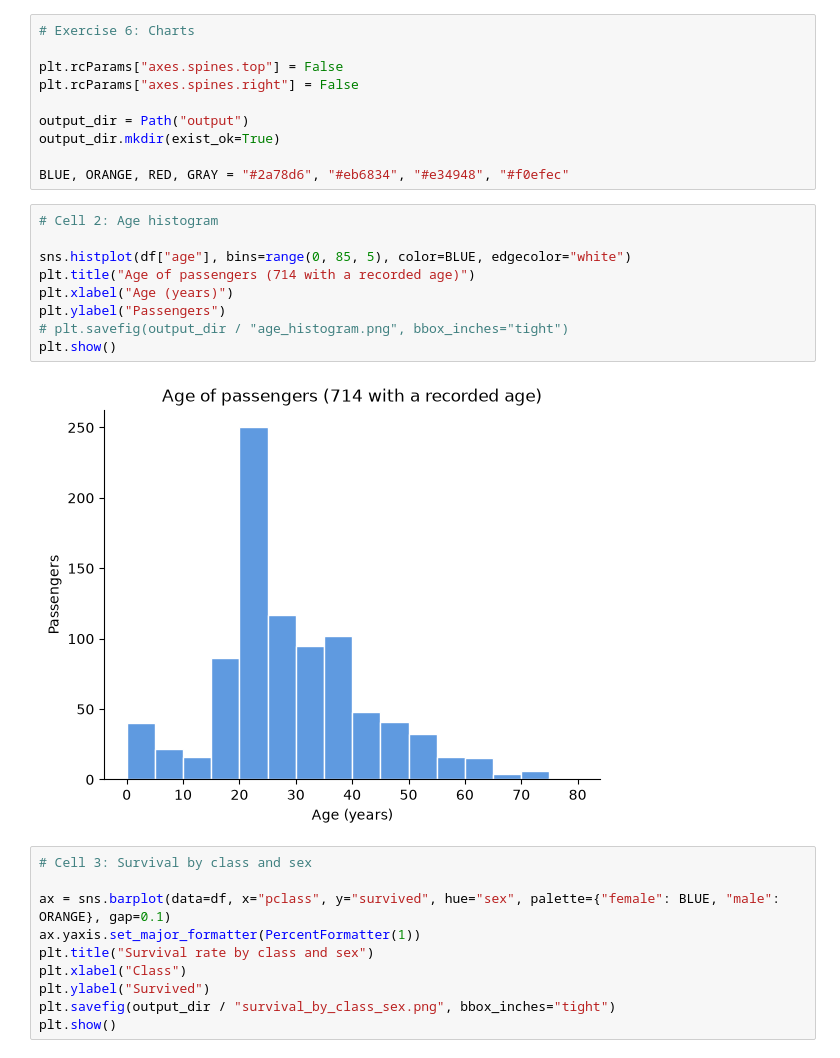
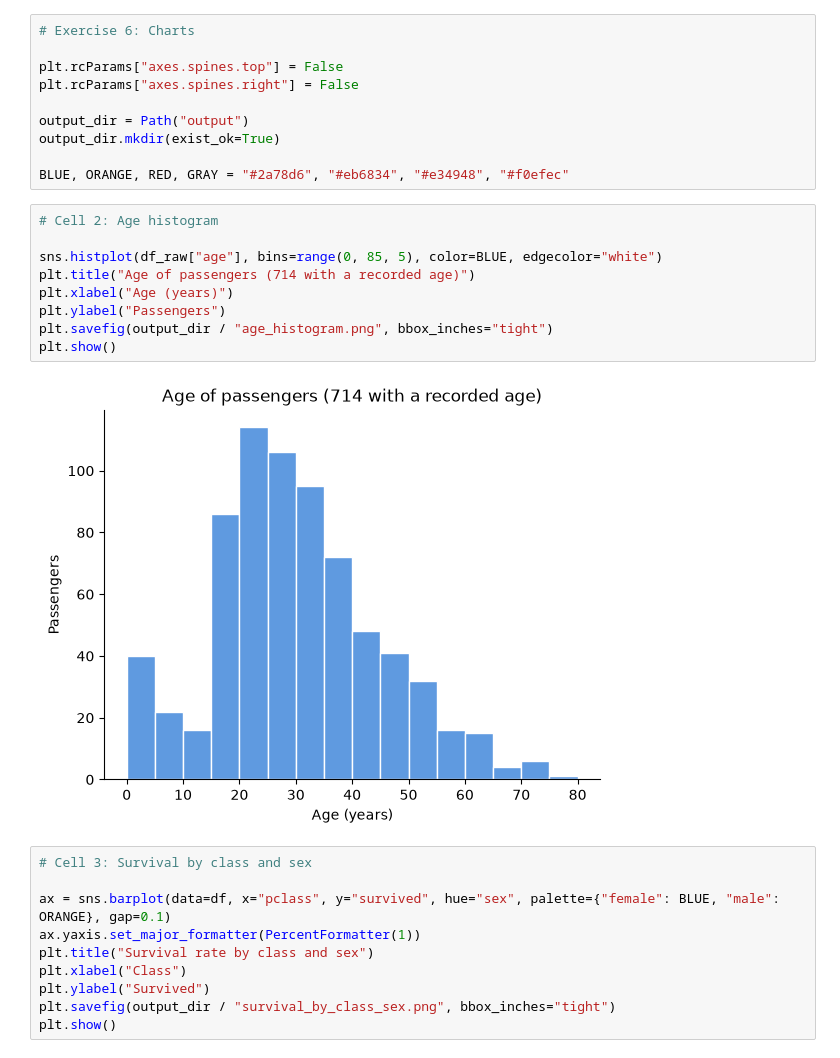
Before and after one commit to adam-c4d/pythonllm-practise, a Jupyter notebook: 02_data/titanic_eda.ipynb, the cells around one changed output. Saved outputs shown, nothing was run; the diff lists cells and outputs as text.

```diff
--- a/02_data/titanic_eda.ipynb
+++ b/02_data/titanic_eda.ipynb
@@ -469,14 +468,14 @@ BLUE, ORANGE, RED, GRAY = "#2a78d6", "#eb6834", "#e34948", "#f0efec"
 # %%
 # Cell 2: Age histogram
 
-sns.histplot(df["age"], bins=range(0, 85, 5), color=BLUE, edgecolor="white")
+sns.histplot(df_raw["age"], bins=range(0, 85, 5), color=BLUE, edgecolor="white")
 plt.title("Age of passengers (714 with a recorded age)")
 plt.xlabel("Age (years)")
 plt.ylabel("Passengers")
-# plt.savefig(output_dir / "age_histogram.png", bbox_inches="tight")
+plt.savefig(output_dir / "age_histogram.png", bbox_inches="tight")
 plt.show()
 # %% [output]
-[figure, old version]
+[figure, new version]
 # %%
 # Cell 3: Survival by class and sex
 
```
Also changed, not shown: parts of 4 cells of this notebook, 3 other files.
